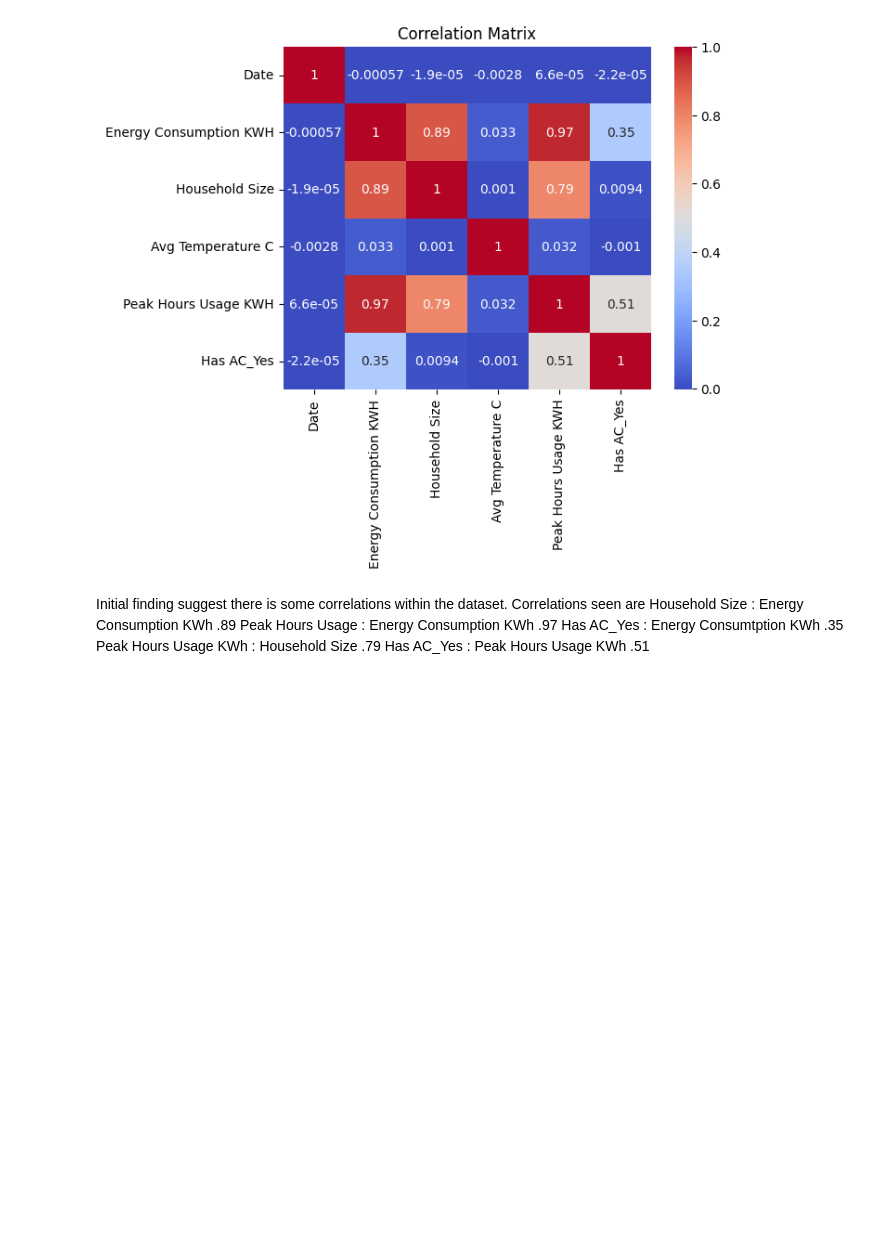
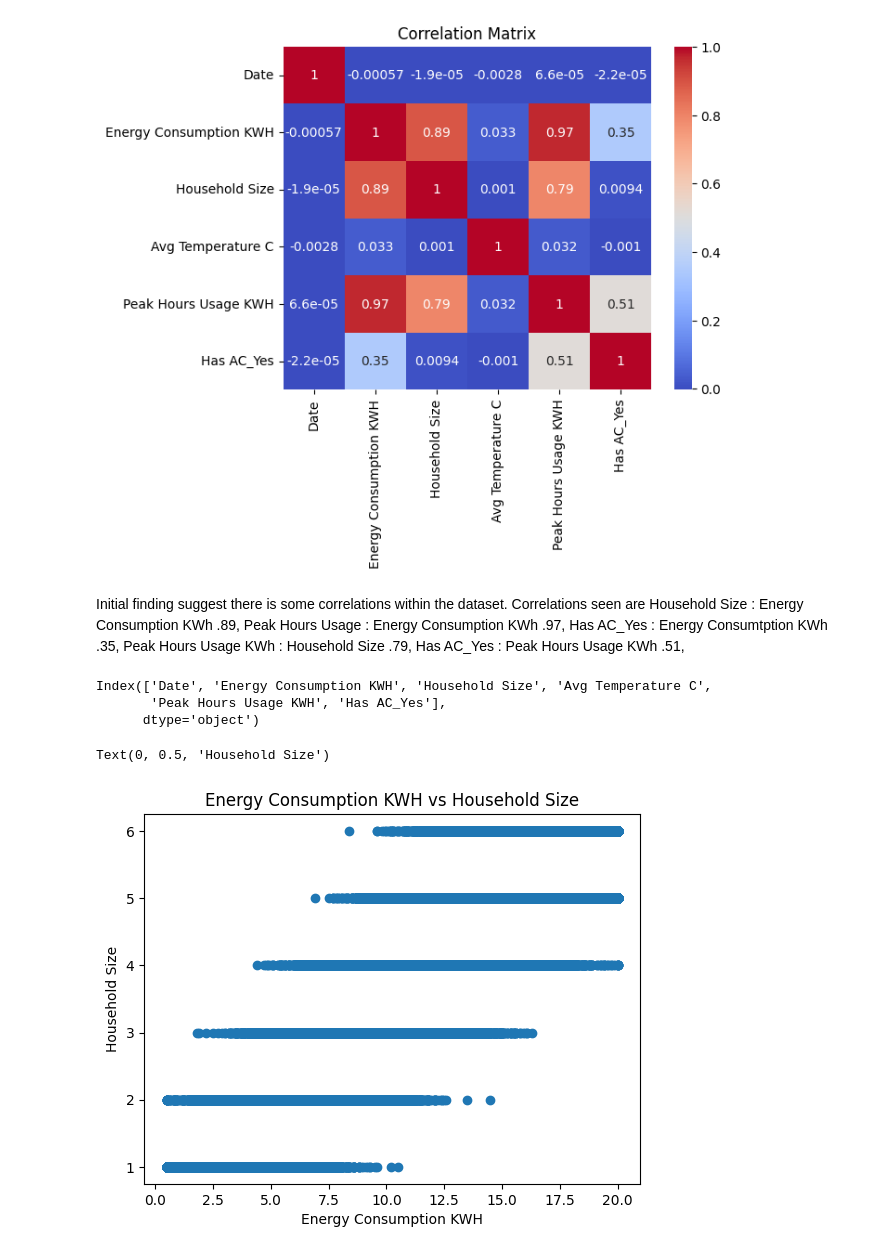
Before and after one commit to ClaytonM556/Household-Energy-Consumption, a Jupyter notebook: Household Energy Consumption.ipynb, the cells around one changed output. Cells and saved outputs as stored; diff of their text form; code cells hidden in the pictures; blank space fills up the shorter version.

Commit message:
Visualizations between correlations, Modeling to follow.

```diff
--- a/Household Energy Consumption.ipynb
+++ b/Household Energy Consumption.ipynb
@@ -248,8 +250,28 @@ plt.title('Correlation Matrix') ##sets the title of the heatmap
 Text(0.5, 1.0, 'Correlation Matrix')
 [figure]
 # %% [markdown]
-Initial finding suggest there is some correlations within the dataset. Correlations seen are Household Size : Energy Consumption KWh .89
-                                                                                             Peak Hours Usage : Energy Consumption KWh .97
-																																														 Has AC_Yes : Energy Consumtption KWh .35
-																																														 Peak Hours Usage KWh : Household Size .79
-																																														 Has AC_Yes : Peak Hours Usage KWh .51
+Initial finding suggest there is some correlations within the dataset. Correlations seen are Household Size : Energy Consumption KWh .89,
+                                                                                             Peak Hours Usage : Energy Consumption KWh .97,
+																																														 Has AC_Yes : Energy Consumtption KWh .35,
+																																														 Peak Hours Usage KWh : Household Size .79,
+																																														 Has AC_Yes : Peak Hours Usage KWh .51,
+# %%
+df.columns
+# %% [output]
+Index(['Date', 'Energy Consumption KWH', 'Household Size', 'Avg Temperature C',
+       'Peak Hours Usage KWH', 'Has AC_Yes'],
+      dtype='object')
+# %%
+correlation1 = df[['Energy Consumption KWH', 'Household Size']] ##calculates the correlation between 'Energy Consumption KWH' and 'Household Size'
+correlation2 = df[['Peak Hours Usage KWH','Energy Consumption KWH']] ##calculates the correlation between 'Peak Hours Usage KWH' and 'Energy Consumption KWH'
+correlation3 = df[['Has AC_Yes', 'Energy Consumption KWH']] ##calculates the correlation between 'Has AC_Yes' and 'Energy Consumption KWH'
+correlation4 = df[['Peak Hours Usage KWH', 'Household Size']] ##calculates the correlation between 'Peak Hours Usage KWH' and 'Avg Temperature C'
+correlation5 = df[['Has AC_Yes','Peak Hours Usage KWH']] ##calculates the correlation between 'Has AC_Yes' and 'Peak Hours Usage KWH'
+# %%
+plt.scatter(correlation1['Energy Consumption KWH'], correlation1['Household Size']) ##plots a scatter plot of the correlation between 'Energy Consumption KWH' and 'Household Size'
+plt.title('Energy Consumption KWH vs Household Size') ##sets the title of the scatter plot
+plt.xlabel('Energy Consumption KWH') ##sets the x-axis label of the scatter plot
+plt.ylabel('Household Size') ##sets the y-axis label of the scatter plot
+# %% [output]
+Text(0, 0.5, 'Household Size')
+[figure, added]
```
Also changed, not shown: parts of 3 cells of this notebook.
